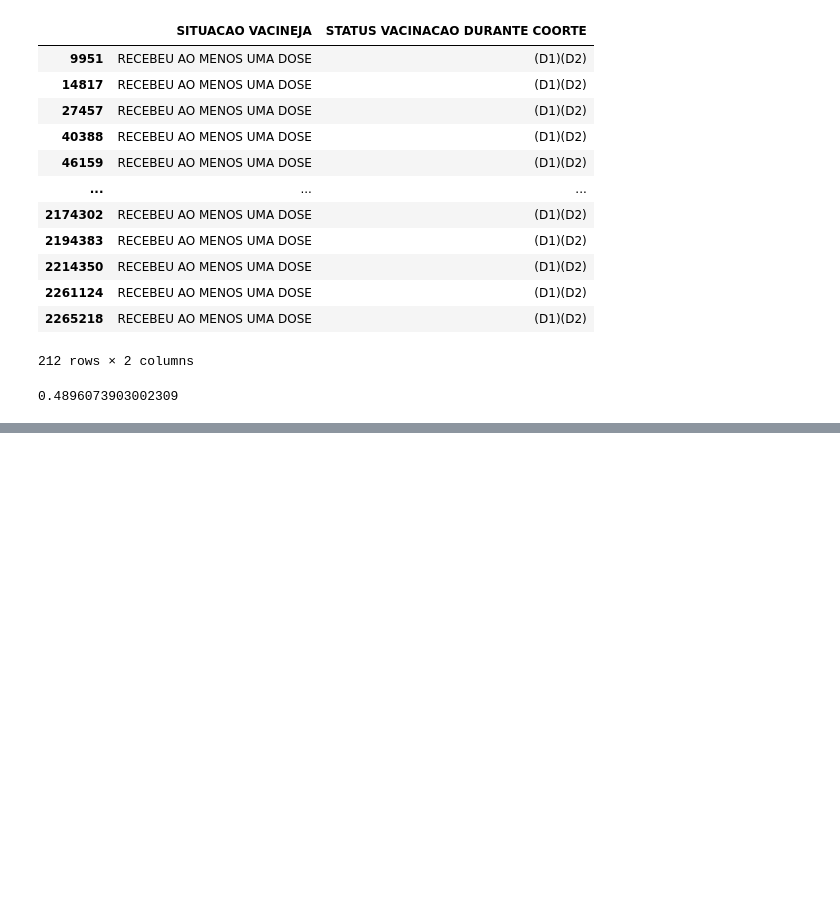
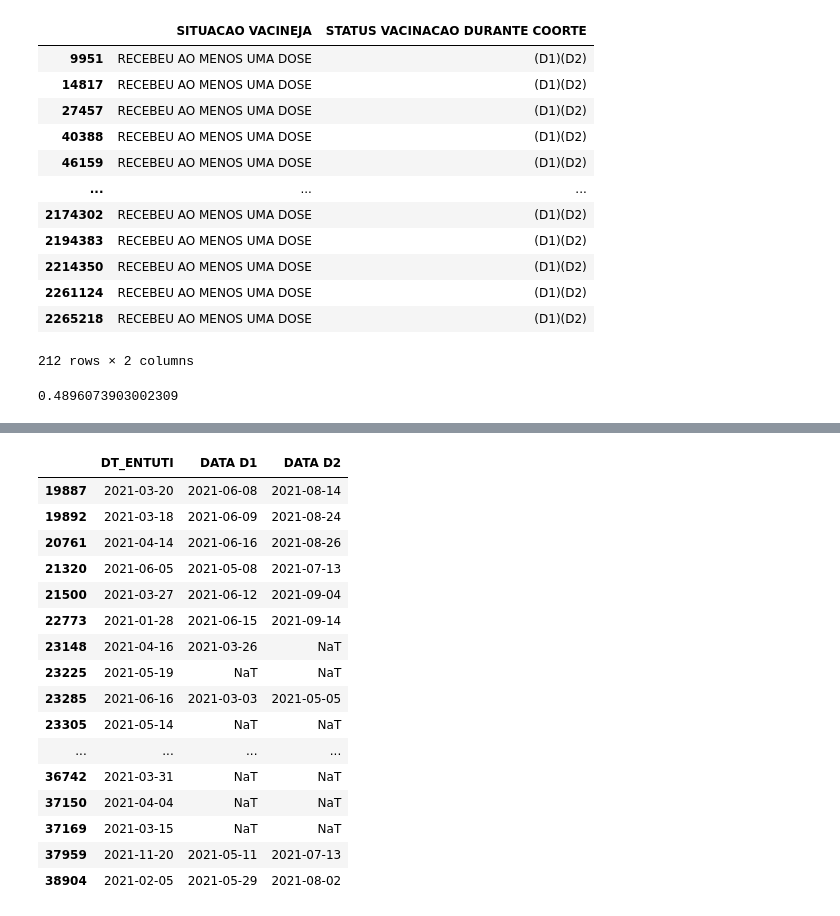
Before and after one commit to higorsmonteiro/vaccine-eff-fortaleza, a Jupyter notebook: notebooks/survival_exploration.ipynb, the cells around one changed output, grey strips where cells are left out. Cells and saved outputs as stored; diff of their text form; code cells hidden in the pictures; blank space fills up the shorter version.

```diff
--- a/notebooks/survival_exploration.ipynb
+++ b/notebooks/survival_exploration.ipynb
@@ -181,0 +291,23 @@ Index(['NOME', 'CPF', 'CNS', 'DATA NASCIMENTO', 'NOME MAE', 'CEP', 'BAIRRO',
+# %%
+fschema_uti = fschema[pd.notna(fschema["UTI"])]
+s = fschema_uti[fschema_uti["UTI"].str.contains("SIM")][["DT_ENTUTI", "DATA D1", "DATA D2"]]
+# %%
+s.apply(lambda x: "NAO VACINADO" if x["DT_ENTUTI"]<x["DATA D1"] and x["DT_ENTUTI"]<x["DATA D2"] else ( "D1" if x["DT_ENTUTI"]>x["DATA D1"] and x["DT_ENTUTI"]<x["DATA D2"]))
+# %% [output]
+|  | DT_ENTUTI | DATA D1 | DATA D2 |
+| 19887 | 2021-03-20 | 2021-06-08 | 2021-08-14 |
+| 19892 | 2021-03-18 | 2021-06-09 | 2021-08-24 |
+| 20761 | 2021-04-14 | 2021-06-16 | 2021-08-26 |
+| 21320 | 2021-06-05 | 2021-05-08 | 2021-07-13 |
+| 21500 | 2021-03-27 | 2021-06-12 | 2021-09-04 |
+| 22773 | 2021-01-28 | 2021-06-15 | 2021-09-14 |
+| 23148 | 2021-04-16 | 2021-03-26 | NaT |
+| 23225 | 2021-05-19 | NaT | NaT |
+| 23285 | 2021-06-16 | 2021-03-03 | 2021-05-05 |
+| 23305 | 2021-05-14 | NaT | NaT |
+| ... | ... | ... | ... |
+| 36742 | 2021-03-31 | NaT | NaT |
+| 37150 | 2021-04-04 | NaT | NaT |
+| 37169 | 2021-03-15 | NaT | NaT |
+| 37959 | 2021-11-20 | 2021-05-11 | 2021-07-13 |
+| 38904 | 2021-02-05 | 2021-05-29 | 2021-08-02 |
```
Also changed, not shown: parts of 39 cells of this notebook, 13 other files.
